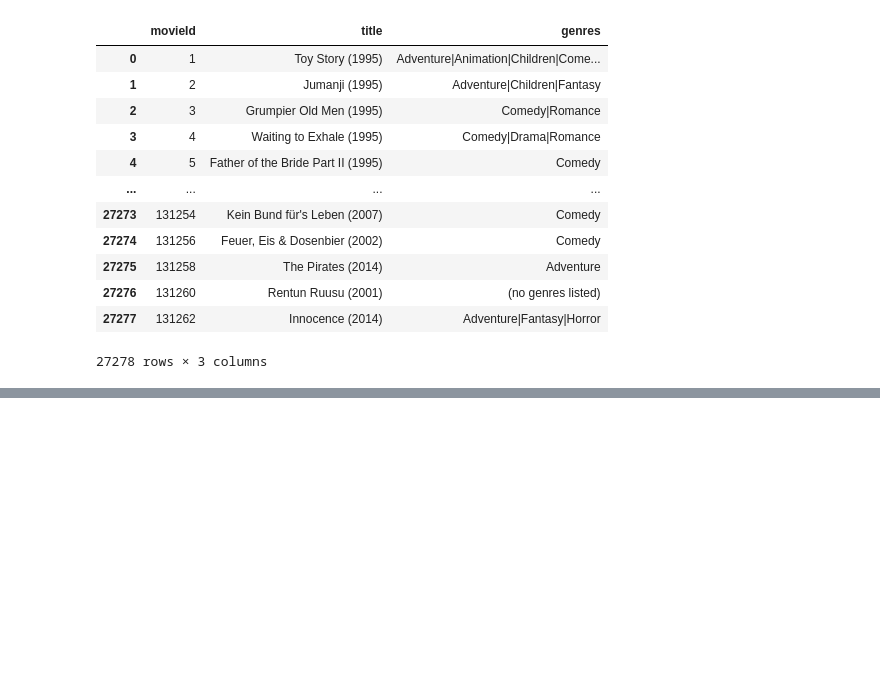
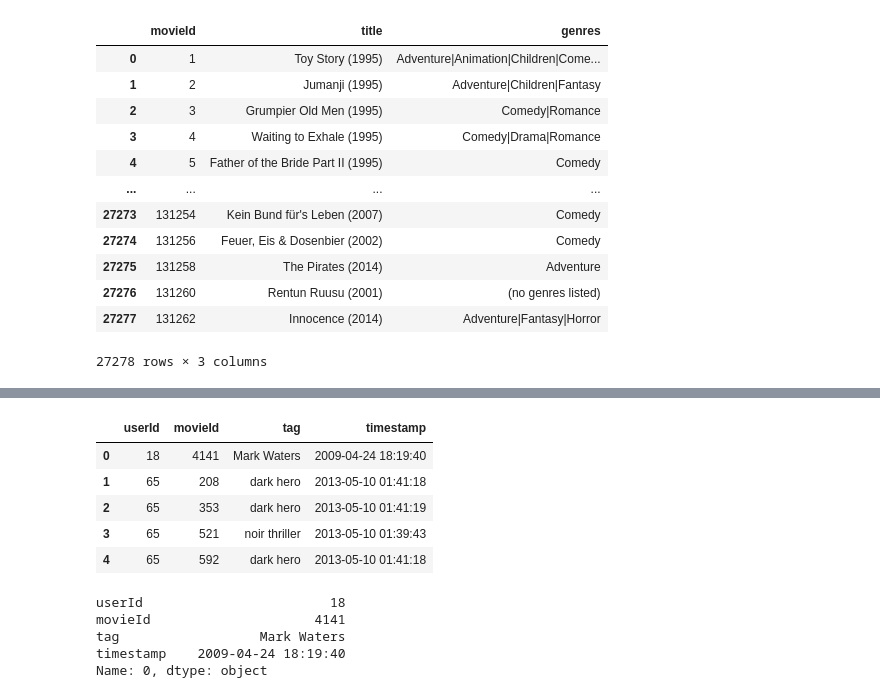
Before and after one commit to jayacpc9/FSDS_Classes, a Jupyter notebook: Python_Workspace/Notebook/BasicCoding_python_kaggle_intro_05272016 copy.ipynb, the cells around one changed output, grey strips where cells are left out. Cells and saved outputs as stored; diff of their text form; code cells hidden in the pictures; blank space fills up the shorter version.

```diff
--- a/Python_Workspace/Notebook/BasicCoding_python_Pandas_3_05272016.ipynb
+++ b/Python_Workspace/Notebook/BasicCoding_python_kaggle_intro_05272016 copy.ipynb
@@ -86,0 +173,17 @@ Index(['movieId', 'title', 'genres'], dtype='object')
+# %%
+tags_df.head()
+# %% [output]
+|  | userId | movieId | tag | timestamp |
+| 0 | 18 | 4141 | Mark Waters | 2009-04-24 18:19:40 |
+| 1 | 65 | 208 | dark hero | 2013-05-10 01:41:18 |
+| 2 | 65 | 353 | dark hero | 2013-05-10 01:41:19 |
+| 3 | 65 | 521 | noir thriller | 2013-05-10 01:39:43 |
+| 4 | 65 | 592 | dark hero | 2013-05-10 01:41:18 |
+# %%
+tags_df.iloc[0] # index locations
+# %% [output]
+userId                        18
+movieId                     4141
+tag                  Mark Waters
+timestamp    2009-04-24 18:19:40
+Name: 0, dtype: object
```
Also changed, not shown: parts of 7 cells of this notebook, 1 other file.
